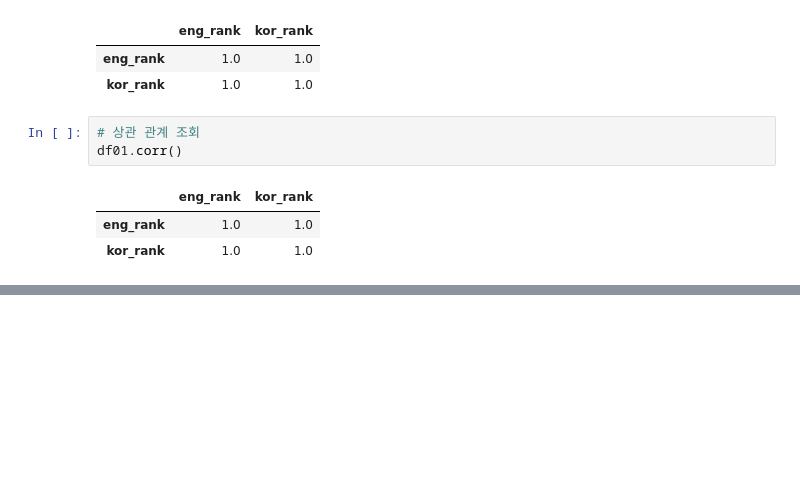
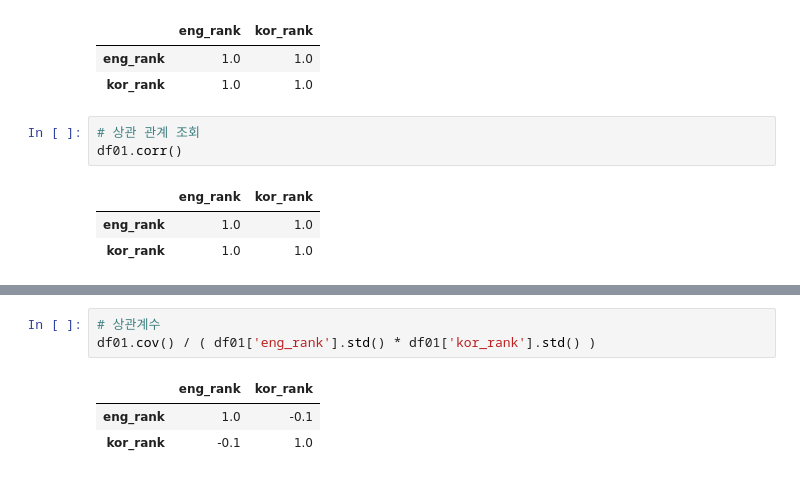
Before and after one commit to nojiyoon/SeSAC_code, a Jupyter notebook: 1월20일_분산_표준편차_공분산_상관관계_수업내용.ipynb, the cells around one changed output, grey strips where cells are left out. Saved outputs shown, nothing was run; the diff lists cells and outputs as text; blank space fills up the shorter version.

```diff
--- a/1월20일_분산_표준편차_공분산_상관관계_수업내용.ipynb
+++ b/1월20일_분산_표준편차_공분산_상관관계_수업내용.ipynb
@@ -293,0 +358,7 @@ df01.corr()
+# %%
+# 상관계수
+df01.cov() / ( df01['eng_rank'].std() * df01['kor_rank'].std() )
+# %% [output]
+|  | eng_rank | kor_rank |
+| eng_rank | 1.0 | -0.1 |
+| kor_rank | -0.1 | 1.0 |
```
Also changed, not shown: parts of 13 cells of this notebook.
